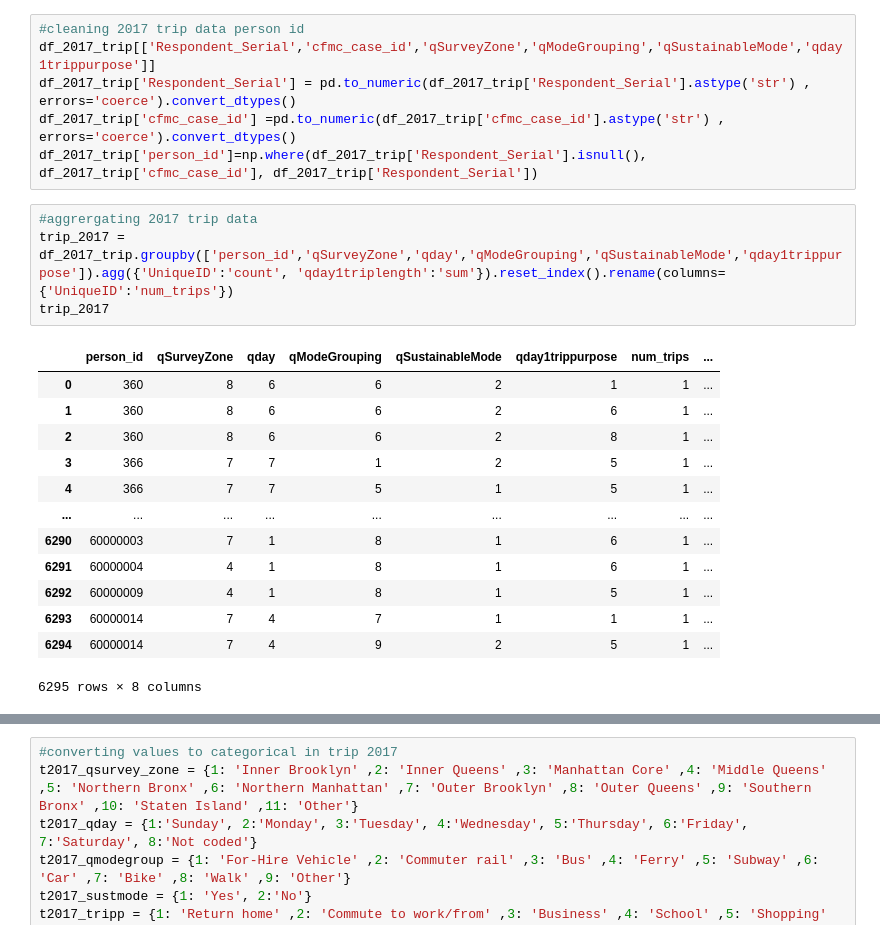
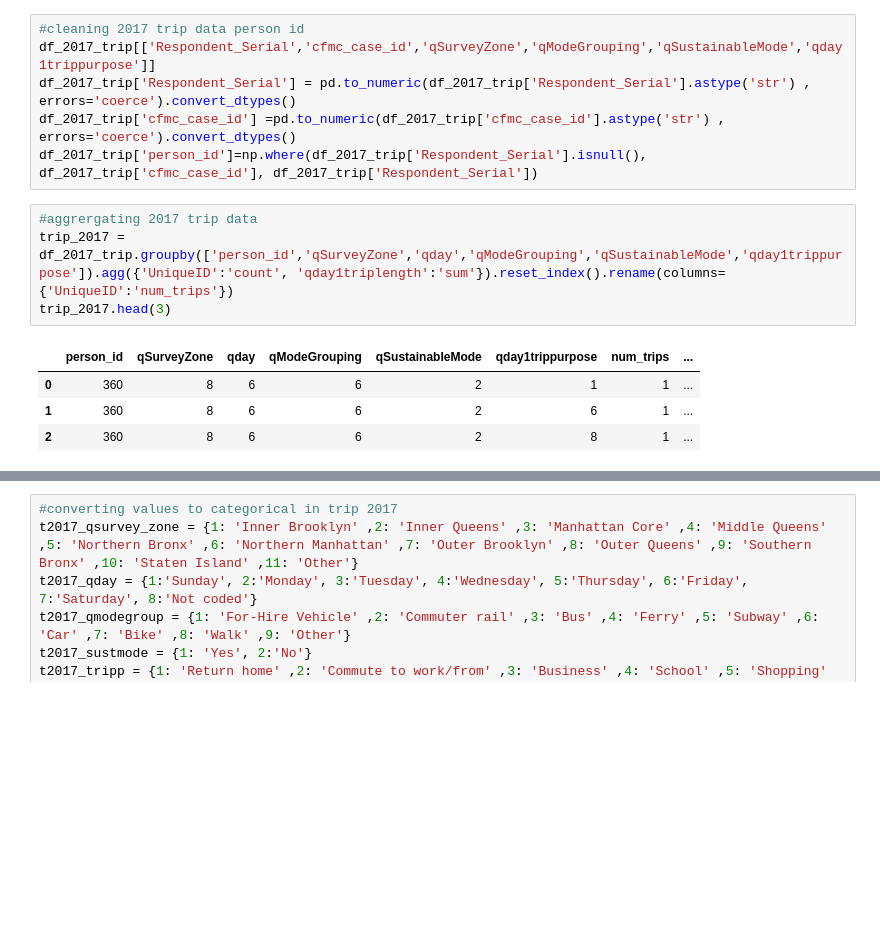
Before and after one commit to mmgargoles/NYC-Mobility-Project, a Jupyter notebook: CPSC4830-Project-Draft.ipynb, the cells around one changed output, grey strips where cells are left out. Cells and saved outputs as stored; diff of their text form; blank space fills up the shorter version.

```diff
--- a/CPSC4830-Project-Draft.ipynb
+++ b/CPSC4830-Project-Draft.ipynb
@@ -36,21 +36,12 @@ df_2017_trip['person_id']=np.where(df_2017_trip['Respondent_Serial'].isnull(), d
 # %%
 #aggrergating 2017 trip data
 trip_2017 = df_2017_trip.groupby(['person_id','qSurveyZone','qday','qModeGrouping','qSustainableMode','qday1trippurpose']).agg({'UniqueID':'count', 'qday1triplength':'sum'}).reset_index().rename(columns={'UniqueID':'num_trips'})
-trip_2017
+trip_2017.head(3)
 # %% [output]
 |  | person_id | qSurveyZone | qday | qModeGrouping | qSustainableMode | qday1trippurpose | num_trips | ... |
 | 0 | 360 | 8 | 6 | 6 | 2 | 1 | 1 | ... |
 | 1 | 360 | 8 | 6 | 6 | 2 | 6 | 1 | ... |
 | 2 | 360 | 8 | 6 | 6 | 2 | 8 | 1 | ... |
-| 3 | 366 | 7 | 7 | 1 | 2 | 5 | 1 | ... |
-| 4 | 366 | 7 | 7 | 5 | 1 | 5 | 1 | ... |
-| ... | ... | ... | ... | ... | ... | ... | ... | ... |
-| 6290 | 60000003 | 7 | 1 | 8 | 1 | 6 | 1 | ... |
-| 6291 | 60000004 | 4 | 1 | 8 | 1 | 6 | 1 | ... |
-| 6292 | 60000009 | 4 | 1 | 8 | 1 | 5 | 1 | ... |
-| 6293 | 60000014 | 7 | 4 | 7 | 1 | 1 | 1 | ... |
-| 6294 | 60000014 | 7 | 4 | 9 | 2 | 5 | 1 | ... |
-6295 rows × 8 columns
 # %%
 #aggrergating 2018 trip data
 df_2018_trip[['UniqueID','qSURVEYZONE_HOME','qModeGrouping','qSustainableMode','qDAY1TRIPPURPOSE']]
```
Also changed, not shown: parts of 19 cells of this notebook.
